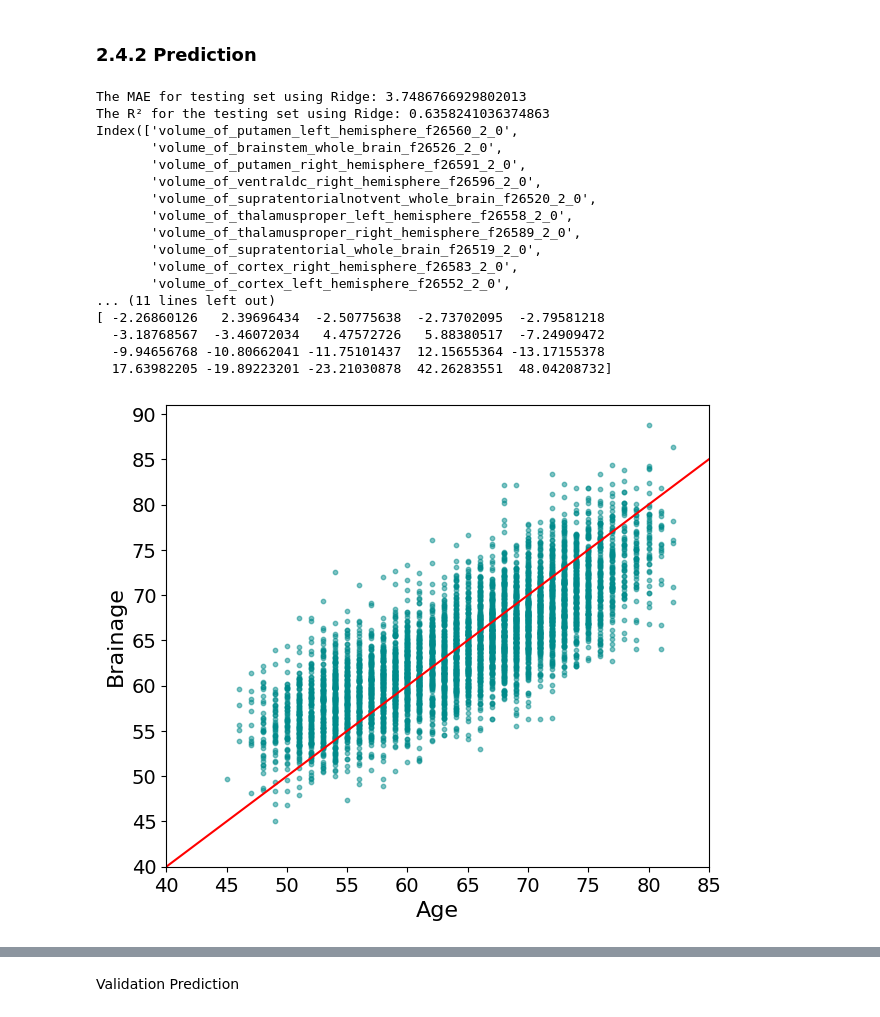
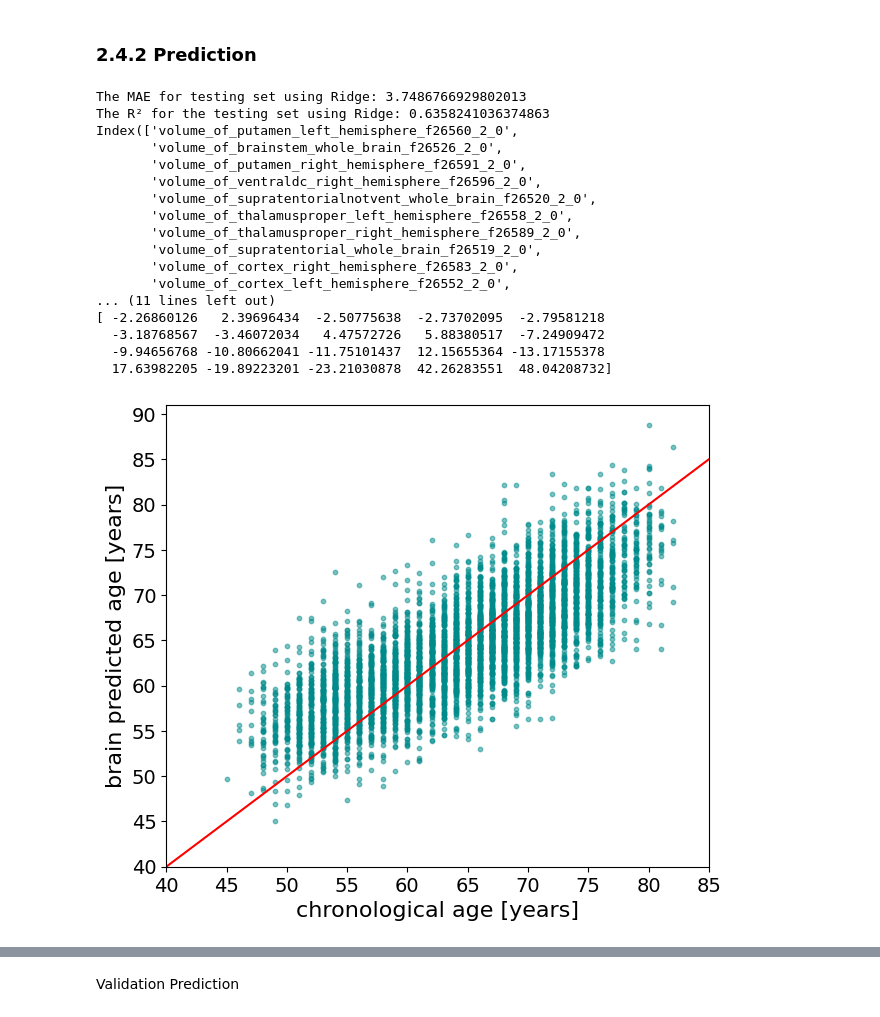
Before and after one commit to ivychad/Physical-Activity-BrainAGE, a Jupyter notebook: 2 BrainAge.ipynb, the cells around one changed output, grey strips where cells are left out. Cells and saved outputs as stored; diff of their text form; code cells hidden in the pictures.

Commit message:
done revision check Preprocessing and BrainAGE

```diff
--- a/2 BrainAge.ipynb
+++ b/2 BrainAge.ipynb
@@ -654,42 +654,42 @@ plt.scatter(Y_test, y_pred_Ridge, alpha=0.5, s=10, color = "darkcyan")
 plt.axline((60,60), slope=1, color='r')
 plt.xticks(range(40,90,5))
 plt.yticks(range(40,95,5))
-plt.ylabel('Brainage', fontsize = 16)
-plt.xlabel('Age', fontsize = 16)
+plt.ylabel('brain predicted age [years]', fontsize = 16)
+plt.xlabel('chronological age [years]', fontsize = 16)
 plt.xticks(fontsize = 14)
 plt.yticks(fontsize=14)
-plt.savefig('mainbrainage.png', format='png', dpi=800)
+#plt.savefig('mainbrainpredage.png', format='png', dpi=800)
 plt.show()
 
 # plot the brainAGE and a line with the correlation between brainAGE and age
 plt.figure(figsize=(7,6))
 plt.scatter(Y_test,brain_age_delta_Ridge, alpha=0.5, s=10, color = "darkcyan")
 plt.axline((65,0), slope=-0.5, color="blue")
 plt.axline((60,0),slope=0, color = "black")
 plt.ylabel("BrainPAD", fontsize = 16)
 plt.xlabel("Age", fontsize = 16)
 plt.xticks(fontsize = 14)
 plt.yticks(fontsize=14)
 plt.show()
 # %% [output]
 The MAE for testing set using Ridge: 3.7486766929802013
 The R² for the testing set using Ridge: 0.6358241036374863
 Index(['volume_of_putamen_left_hemisphere_f26560_2_0',
        'volume_of_brainstem_whole_brain_f26526_2_0',
        'volume_of_putamen_right_hemisphere_f26591_2_0',
        'volume_of_ventraldc_right_hemisphere_f26596_2_0',
        'volume_of_supratentorialnotvent_whole_brain_f26520_2_0',
        'volume_of_thalamusproper_left_hemisphere_f26558_2_0',
        'volume_of_thalamusproper_right_hemisphere_f26589_2_0',
        'volume_of_supratentorial_whole_brain_f26519_2_0',
        'volume_of_cortex_right_hemisphere_f26583_2_0',
        'volume_of_cortex_left_hemisphere_f26552_2_0',
 ... (11 lines left out)
 [ -2.26860126   2.39696434  -2.50775638  -2.73702095  -2.79581218
   -3.18768567  -3.46072034   4.47572726   5.88380517  -7.24909472
   -9.94656768 -10.80662041 -11.75101437  12.15655364 -13.17155378
   17.63982205 -19.89223201 -23.21030878  42.26283551  48.04208732]
-[figure, old version]
+[figure, new version]
 [figure]
 # %% [markdown]
 Validation Prediction
```
Also changed, not shown: parts of 7 cells of this notebook, 3 other files.
